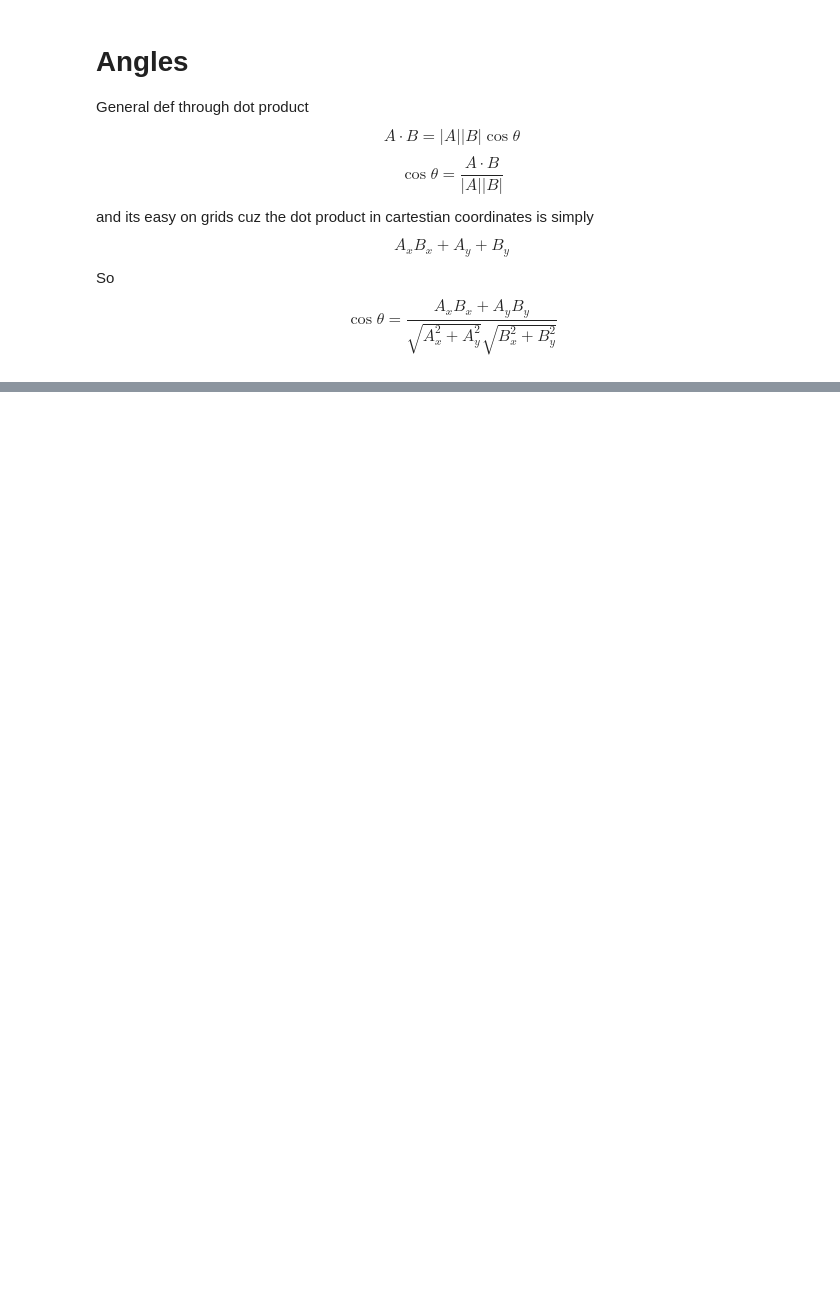
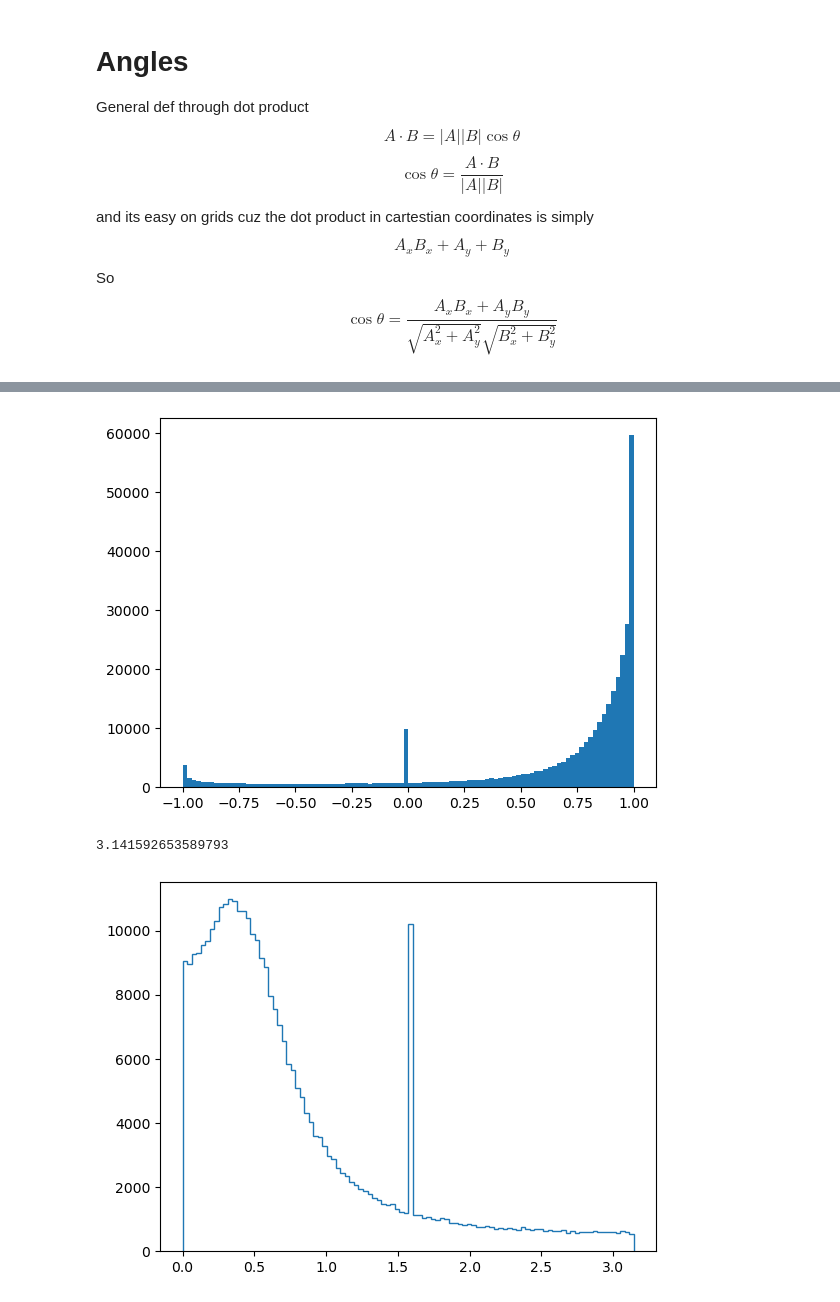
Before and after one commit to drpoisson-mp3/seA_Ice, a Jupyter notebook: September/TrainingAngles.ipynb, the cells around one changed output, grey strips where cells are left out. Cells and saved outputs as stored; diff of their text form; code cells hidden in the pictures; blank space fills up the shorter version.

```diff
--- a/September/TrainingAngles.ipynb
+++ b/September/TrainingAngles.ipynb
@@ -29,0 +128,10 @@ UnboundLocalError: cannot access local variable 'targeted' where it is not assoc
+# %%
+import matplotlib.pyplot as plt
+plt.hist(data['costheta'],100)
+plt.show()
+plt.hist((data['angle']),100, histtype='step')
+print(np.arccos(-1))
+# %% [output]
+[figure, added]
+3.141592653589793
+[figure, added]
```
Also changed, not shown: parts of 4 cells of this notebook, 4 other files.
